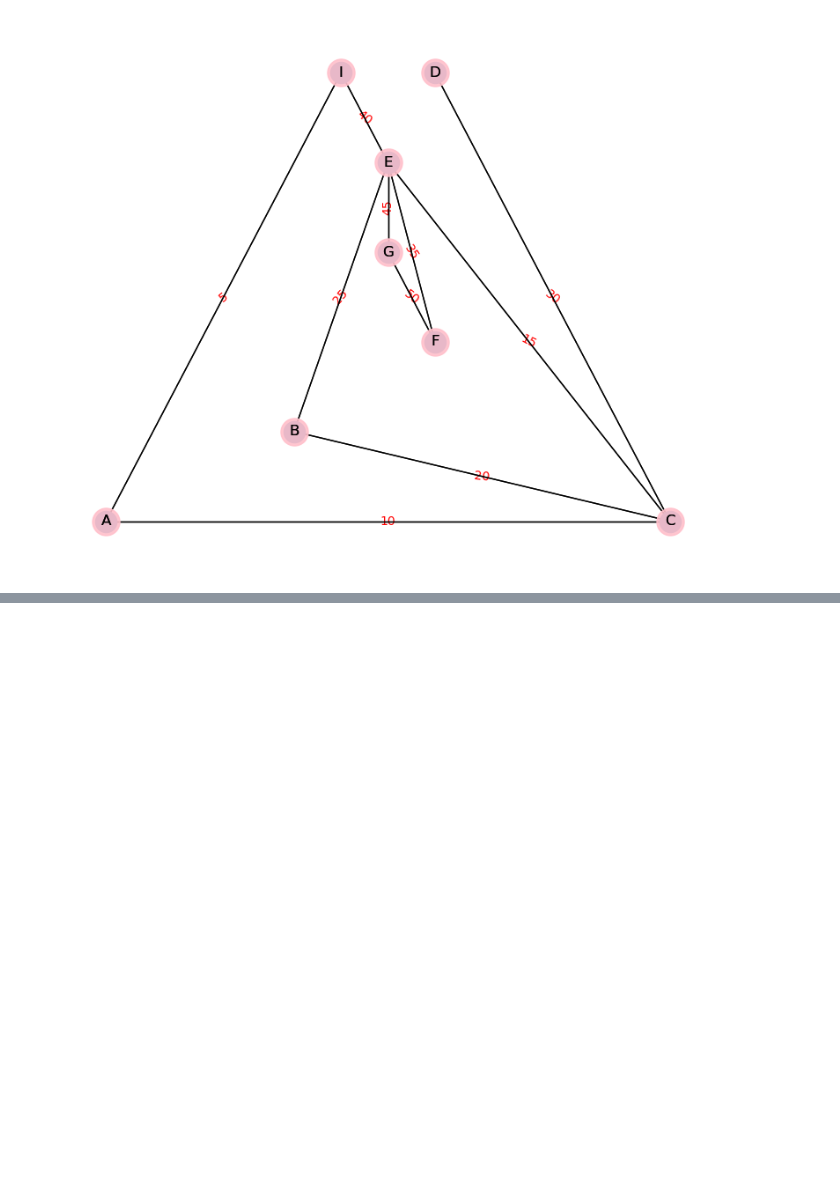
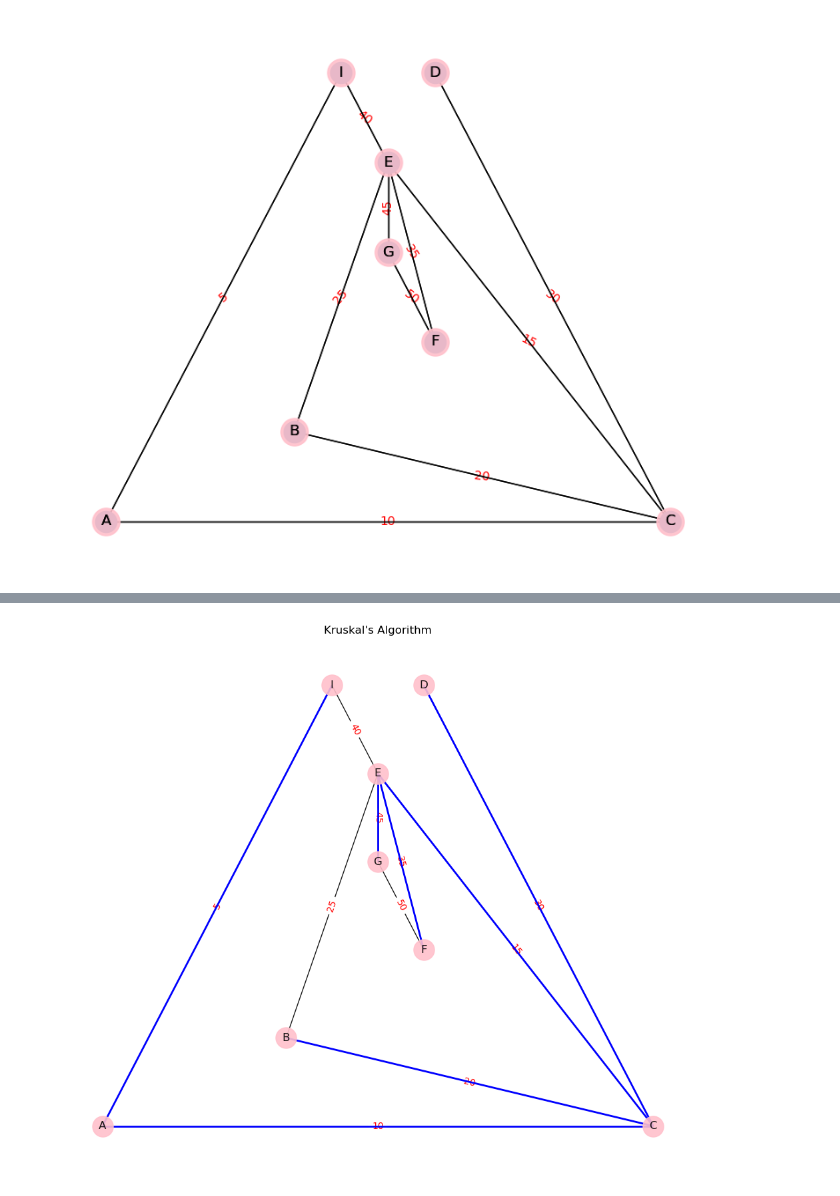
Before and after one commit to wolfgang04/Discrete_Math_2, a Jupyter notebook: Assignments/lecture4.ipynb, the cells around one changed output, grey strips where cells are left out. Drawn from its saved outputs; the diff is of its cells as text; code cells hidden in the pictures; blank space fills up the shorter version.

```diff
--- a/Assignments/lecture4.ipynb
+++ b/Assignments/lecture4.ipynb
@@ -83,0 +37,81 @@ Shortest path lengths from node A: {'A': 0, 'I': 5, 'C': 10, 'E': 25, 'B': 30, '
+# %%
+import matplotlib.pyplot as plt
+import networkx as nx
+
+# Union-Find (Disjoint Set) implementation
+class UnionFind:
+    def __init__(self, nodes):
+        self.parent = {node: node for node in nodes}
+        self.rank = {node: 0 for node in nodes}
+
+    def find(self, node):
+        if self.parent[node] != node:
+            self.parent[node] = self.find(self.parent[node])  # Path compression
+        return self.parent[node]
+
+    def union(self, node1, node2):
+        root1 = self.find(node1)
+        root2 = self.find(node2)
+
+        if root1 != root2:
+            if self.rank[root1] > self.rank[root2]:
+                self.parent[root2] = root1
+            elif self.rank[root1] < self.rank[root2]:
+                self.parent[root1] = root2
+            else:
+                self.parent[root2] = root1
+                self.rank[root1] += 1
+
+# Initialize the graph
+G = nx.Graph()
+
+# Add nodes
+G.add_nodes_from(["A", "B", "C", "D", "E", "F", "G", "I"])
+
+# Add edges with weights
+edgelist = [
+    ("A", "C", 10),
+    ("A", "I", 5),
+    ("C", "B", 20),
+    ("C", "E", 15),
+    ("C", "D", 30),
+    ("B", "E", 25),
+    ("I", "E", 40),
+    ("E", "F", 35),
+    ("F", "G", 50),
+    ("G", "E", 45)
+]
+G.add_weighted_edges_from(edgelist)
+
+# Kruskal's algorithm implementation
+def kruskal(G):
+    mst = nx.Graph()
+    edges = sorted(G.edges(data=True), key=lambda x: x[2]['weight'])
+    uf = UnionFind(G.nodes)
+
+    for u, v, data in edges:
+        if uf.find(u) != uf.find(v):
+            mst.add_edge(u, v, weight=data['weight'])
+            uf.union(u, v)
+
+    return mst
+
+# Create MST using Kruskal's algorithm
+mst = kruskal(G)
+
+# Draw the graph with MST edges highlighted
+plt.figure(figsize=(10, 8))
+pos = nx.planar_layout(G)
+
+# Draw all edges
+nx.draw(G, pos, with_labels=True, node_color='pink', edge_color='black', node_size=500, alpha=0.9)
+nx.draw_networkx_edge_labels(G, pos, edge_labels={(u, v): d['weight'] for u, v, d in G.edges(data=True)}, font_color='red')
+
+# Highlight MST edges
+mst_edges = list(mst.edges(data=True))
+nx.draw_networkx_edges(G, pos, edgelist=mst_edges, edge_color='blue', width=2)
+
+plt.title("Kruskal's Algorithm")
+plt.show()
+# %% [output]
+[figure, added]
```
Also changed, not shown: parts of 3 cells of this notebook, 1 other file.
